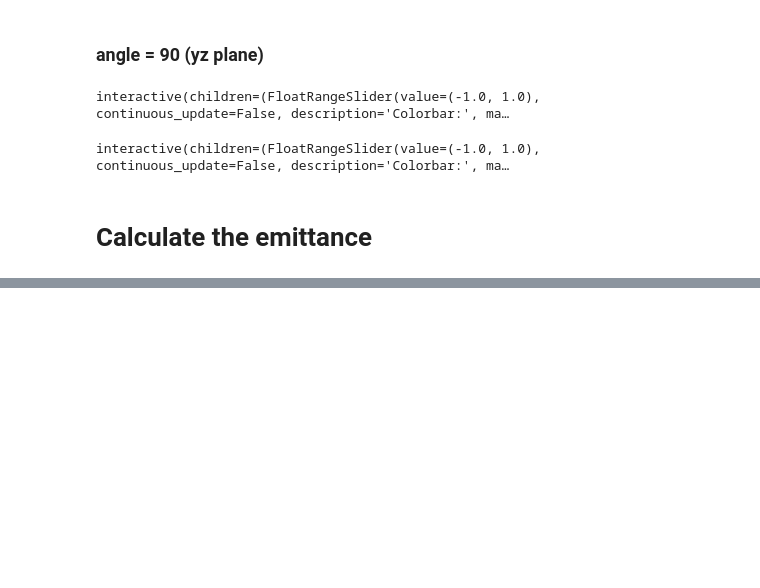
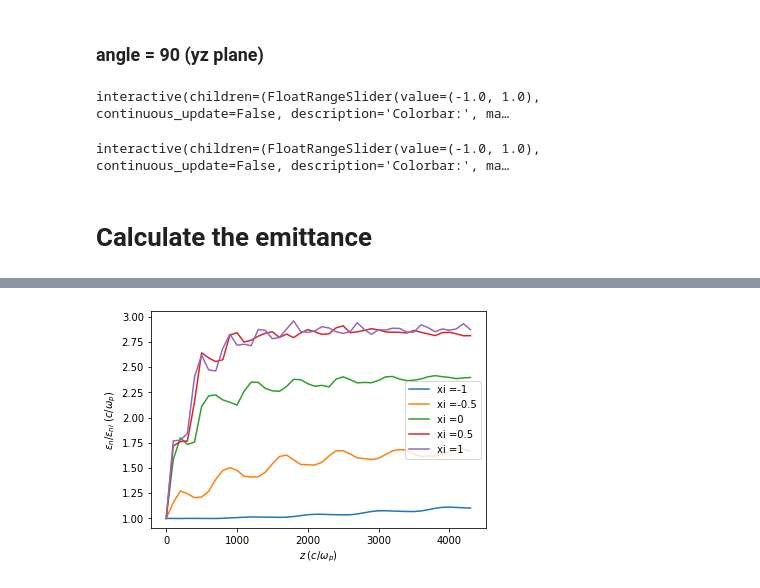
Before and after one commit to uclazyj/JupyterQpic, a Jupyter notebook: QPAD.ipynb, the cells around one changed output, grey strips where cells are left out. Saved outputs shown, nothing was run; the diff lists cells and outputs as text; code cells hidden in the pictures; blank space fills up the shorter version.

```diff
--- a/QPAD.ipynb
+++ b/QPAD.ipynb
@@ -135,0 +140,13 @@ plt.show()
+# %%
+pyVisQP = reload(pyVisQP)
+
+xi_s = [-1,-0.5,0,0.5,1]
+slice_thickness = 0.05
+
+parameters_xi_s = []
+
+for xi in xi_s:
+
+    parameters_xi = pyVisQP.analyze_beam_data_QPAD(first_file_number = first_file_number,last_file_number = last_file_number,
+                                            ndump = ndump,beam_number = 2, zVisualizeCenter = xi, slice_thickness = slice_thickness)
+    parameters_xi_s.append(parameters_xi)
@@ -135,0 +171,14 @@ plt.show()
+# %%
+pyVisQP = reload(pyVisQP)
+import matplotlib.pyplot as plt
+fig, ax = plt.subplots()
+for i in range(len(xi_s)):
+    plt.plot(parameters_xi_s[i]['s'], parameters_xi_s[i]['epsilon_n_x']/parameters_xi_s[i]['epsilon_n_x'][0],label='xi =' + str(xi_s[i]) )
+plt.xlabel('$z\;(c/\omega_p)$')
+plt.ylabel('$\epsilon_n / \epsilon_{ni}  \;(c/\omega_p)$')
+plt.legend(loc='best')
+plt.rcParams.update({'font.size': 10})
+plt.show()
+fig.savefig('focus_x.png', format='png')
+# %% [output]
+[figure, added]
```
Also changed, not shown: parts of 6 cells of this notebook, 1 other file.
